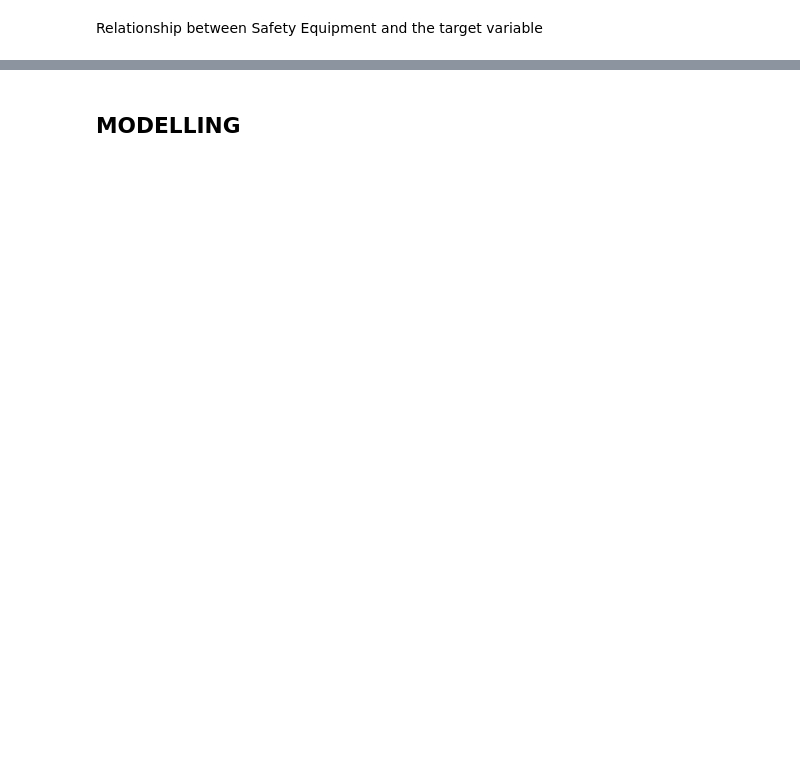
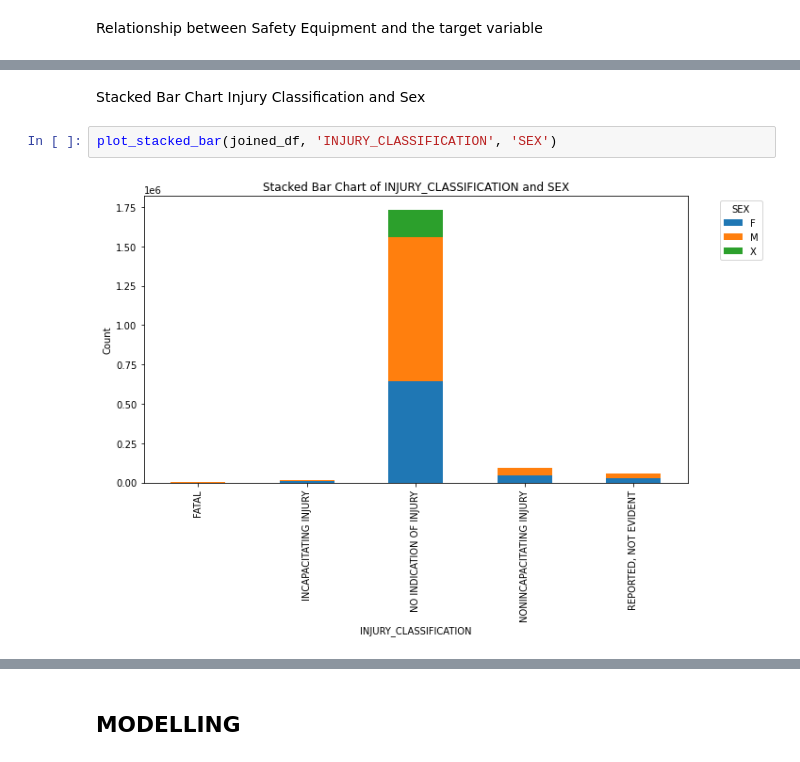
Before and after one commit to Cynthia-Njambi/City-of-Chicago-Traffic-Crashes-Project, a Jupyter notebook: groups/pamela.ipynb, the cells around one changed output, grey strips where cells are left out. Drawn from its saved outputs; the diff is of its cells as text; blank space fills up the shorter version.

```diff
--- a/groups/pamela.ipynb
+++ b/groups/pamela.ipynb
@@ -530,0 +565,6 @@ Relationship between Safety Equipment and the target variable
+# %% [markdown]
+Stacked Bar Chart Injury Classification and Sex
+# %%
+plot_stacked_bar(joined_df, 'INJURY_CLASSIFICATION', 'SEX')
+# %% [output]
+[figure, added]
```
Also changed, not shown: parts of 7 cells of this notebook.
